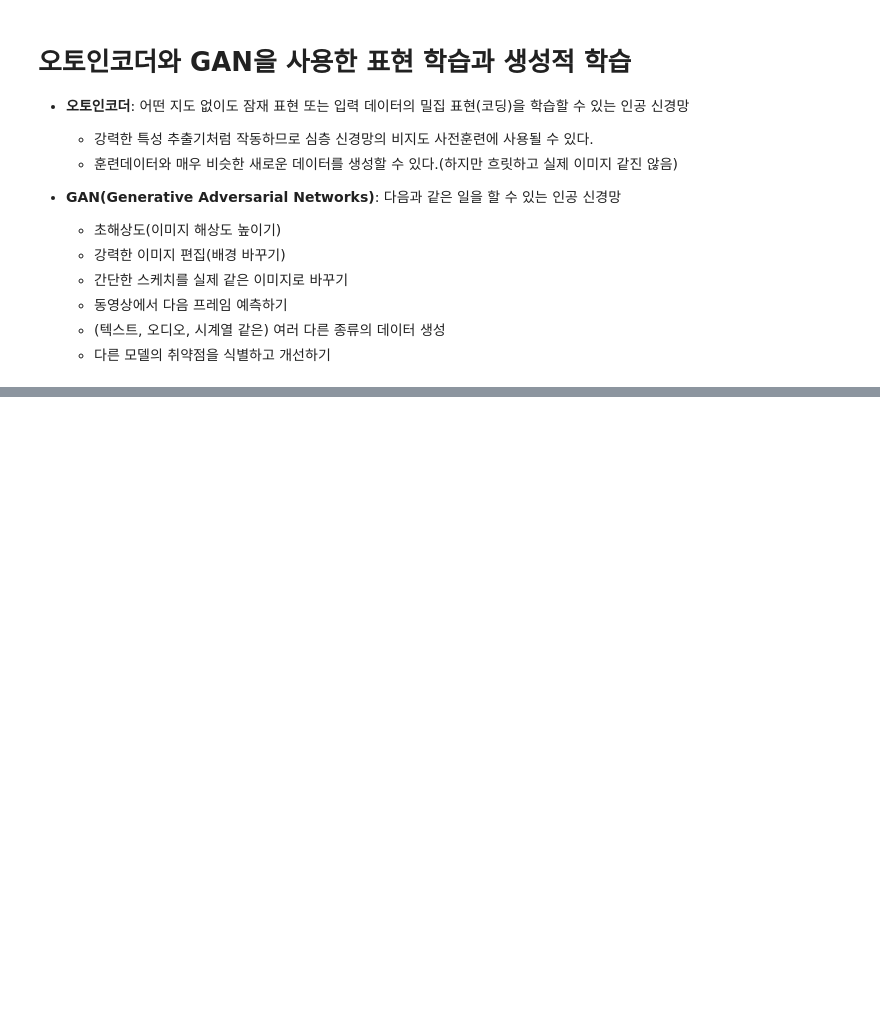
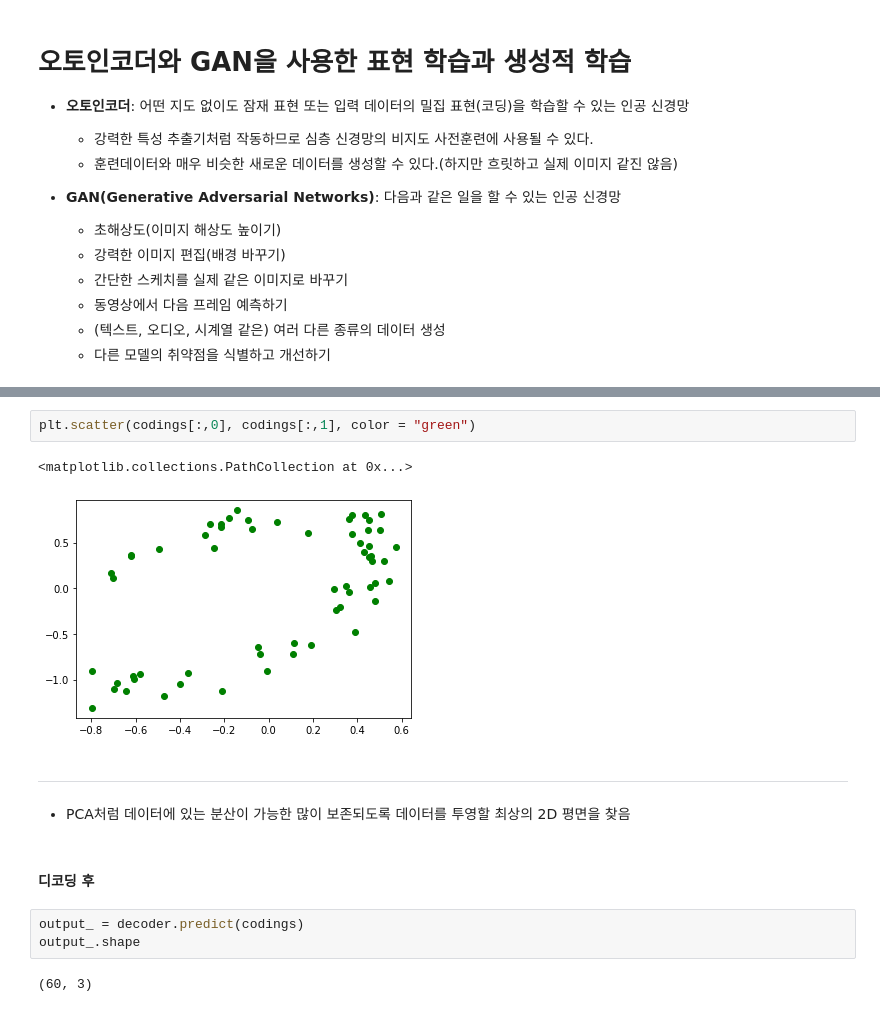
Before and after one commit to PingPingE/Learn_ML_DL, a Jupyter notebook: Practice/Hands_On_ML/ch17_1.ipynb, the cells around one changed output, grey strips where cells are left out. Cells and saved outputs as stored; diff of their text form; blank space fills up the shorter version.

```diff
--- a/Practice/Hands_On_ML/ch17_1.ipynb
+++ b/Practice/Hands_On_ML/ch17_1.ipynb
@@ -34,0 +134,15 @@ import pandas as pd
+# %%
+plt.scatter(codings[:,0], codings[:,1], color = "green")
+# %% [output]
+<matplotlib.collections.PathCollection at 0x...>
+[figure, added]
+# %% [markdown]
+-----------
+- PCA처럼 데이터에 있는 분산이 가능한 많이 보존되도록 데이터를 투영할 최상의 2D 평면을 찾음
+# %% [markdown]
+#### 디코딩 후
+# %%
+output_ = decoder.predict(codings)
+output_.shape
+# %% [output]
+(60, 3)
```
Also changed, not shown: parts of 32 cells of this notebook.
